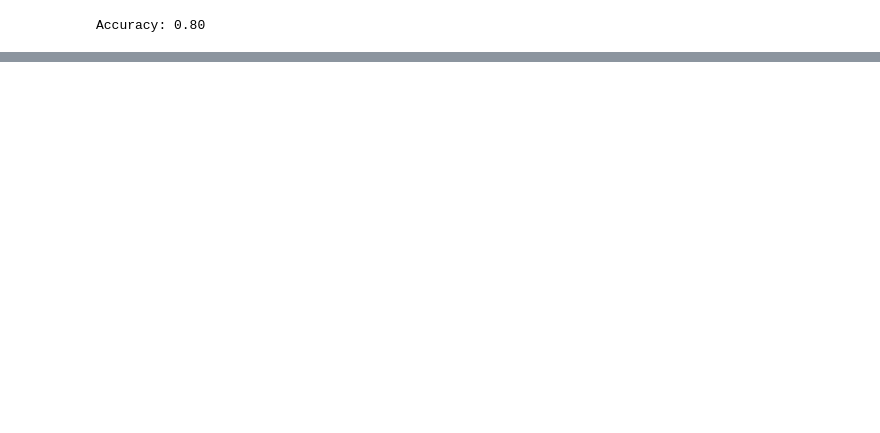
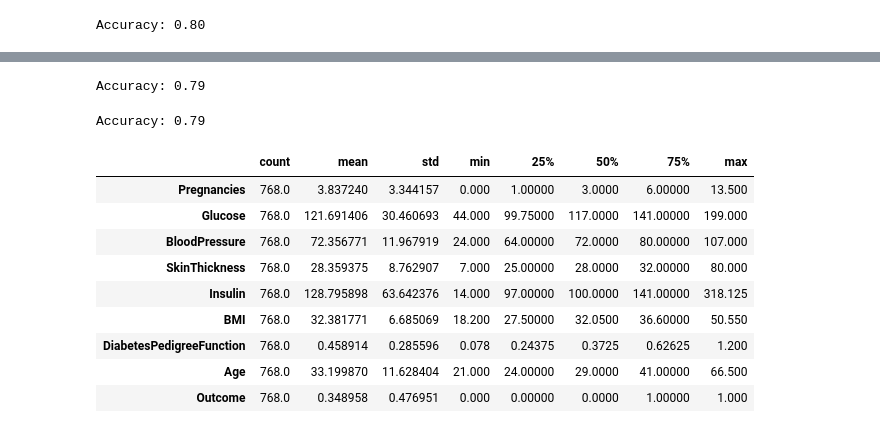
Before and after one commit to shrumin/Indian_Diabetes, a Jupyter notebook: Indian-Diabetes-2.ipynb, the cells around one changed output, grey strips where cells are left out. Saved outputs shown, nothing was run; the diff lists cells and outputs as text; code cells hidden in the pictures; blank space fills up the shorter version.

Commit message:
modified Jupyter notebook

```diff
--- a/Indian-Diabetes-2.ipynb
+++ b/Indian-Diabetes-2.ipynb
@@ -158,0 +209,77 @@ Mean squared error: 0.41
+# %%
+#SGD (Stochastic Gradient Descent)
+from sklearn.ensemble import GradientBoostingClassifier
+from sklearn.linear_model import SGDClassifier
+# create the model
+sgb_classifier = GradientBoostingClassifier(random_state=0)
+# fit the model on the training set
+sgb_classifier.fit(x_train, y_train)
+# make predictions on the test set
+predictions = sgb_classifier.predict(x_test)
+# evaluate the model performance using accuracy metric
+print("Accuracy: %.2f" % accuracy_score(y_test, predictions))
+# %% [output]
+Accuracy: 0.79
+# %%
+#XGBoost
+from xgboost import XGBClassifier
+# create the model
+xgboost_classifier = XGBClassifier()
+# fit the model on the training set
+xgboost_classifier.fit(x_train, y_train)
+# make predictions on the test set
+predictions = xgboost_classifier.predict(x_test)
+# evaluate the model performance using accuracy metric
+print("Accuracy: %.2f" % accuracy_score(y_test, predictions))
+# %% [output]
+Accuracy: 0.79
+# %%
+#Replacing zeros with maens to improve model performance and data preprocessing
+filt1=(data1['Outcome']==0)&(data1['Glucose']==0)
+filt2=(data1['Outcome']==1)&(data1['Glucose']==0)
+data1.loc[filt1,'Glucose']=110
+data1.loc[filt2,'Glucose']=141
+
+filt1=(data1['Outcome']==0)&(data1['BloodPressure']==0)
+filt2=(data1['Outcome']==1)&(data1['BloodPressure']==0)
+data1.loc[filt1,'BloodPressure']=70
+data1.loc[filt2,'BloodPressure']=75
+
+filt1=(data1['Outcome']==0)&(data1['SkinThickness']==0)
+filt2=(data1['Outcome']==1)&(data1['SkinThickness']==0)
+data1.loc[filt1,'SkinThickness']=25
+data1.loc[filt2,'SkinThickness']= 29
+
+filt1=(data1['Outcome']==0)&(data1['Insulin']==0)
+filt2=(data1['Outcome']==1)&(data1['Insulin']==0)
+data1.loc[filt1,'Insulin']=97
+data1.loc[filt2,'Insulin']=141
+
+filt1=(data1['Outcome']==0)&(data1['BMI']==0)
+filt2=(data1['Outcome']==1)&(data1['BMI']==0)
+data1.loc[filt1,'BMI']=30
+data1.loc[filt2,'BMI']=37
+
+from sklearn.preprocessing import MinMaxScaler
+df_modified=data1.copy()
+df_modified.drop('Outcome',axis=1,inplace=True)
+cols=df_modified.columns
+scaler=MinMaxScaler()
+df_modified=pd.DataFrame(scaler.fit_transform(df_modified))
+df_modified.columns=cols
+df_modified['Outcome']=data1['Outcome']
+df_modified['Outcome'].replace({0:'Non-Diabetic',1:'Diabetic'},inplace=True)
+df_modified
+# %%
+data1.describe().T
+# %% [output]
+|  | count | mean | std | min | 25% | 50% | 75% | max |
+| Pregnancies | 768.0 | 3.837240 | 3.344157 | 0.000 | 1.00000 | 3.0000 | 6.00000 | 13.500 |
+| Glucose | 768.0 | 121.691406 | 30.460693 | 44.000 | 99.75000 | 117.0000 | 141.00000 | 199.000 |
+| BloodPressure | 768.0 | 72.356771 | 11.967919 | 24.000 | 64.00000 | 72.0000 | 80.00000 | 107.000 |
+| SkinThickness | 768.0 | 28.359375 | 8.762907 | 7.000 | 25.00000 | 28.0000 | 32.00000 | 80.000 |
+| Insulin | 768.0 | 128.795898 | 63.642376 | 14.000 | 97.00000 | 100.0000 | 141.00000 | 318.125 |
+| BMI | 768.0 | 32.381771 | 6.685069 | 18.200 | 27.50000 | 32.0500 | 36.60000 | 50.550 |
+| DiabetesPedigreeFunction | 768.0 | 0.458914 | 0.285596 | 0.078 | 0.24375 | 0.3725 | 0.62625 | 1.200 |
+| Age | 768.0 | 33.199870 | 11.628404 | 21.000 | 24.00000 | 29.0000 | 41.00000 | 66.500 |
+| Outcome | 768.0 | 0.348958 | 0.476951 | 0.000 | 0.00000 | 0.0000 | 1.00000 | 1.000 |
```
Also changed, not shown: parts of 13 cells of this notebook.
